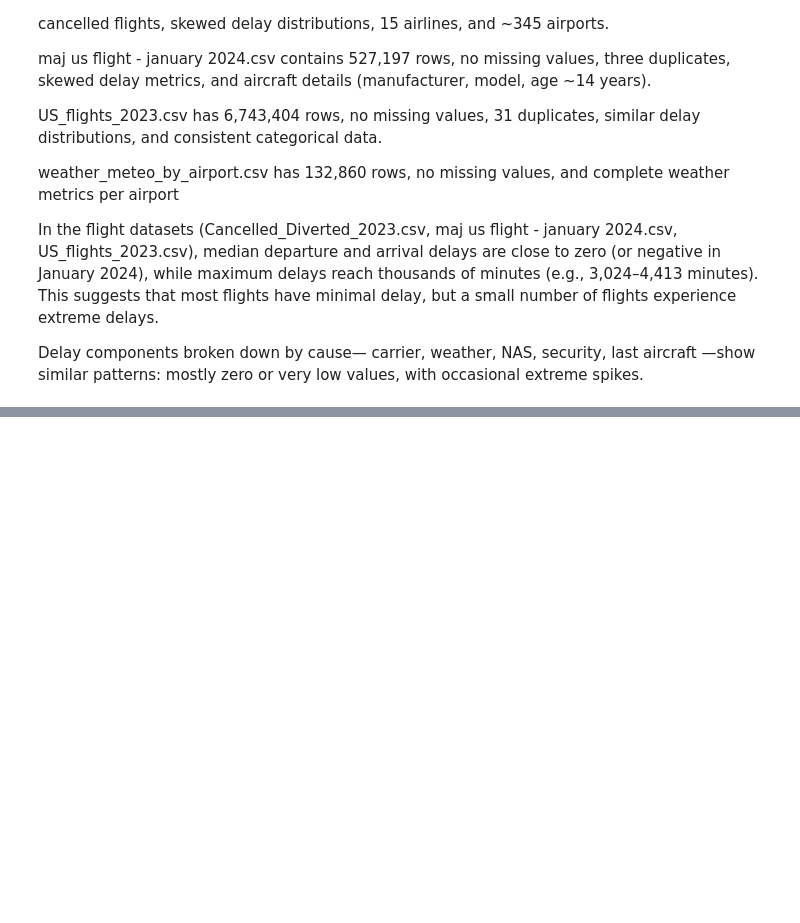
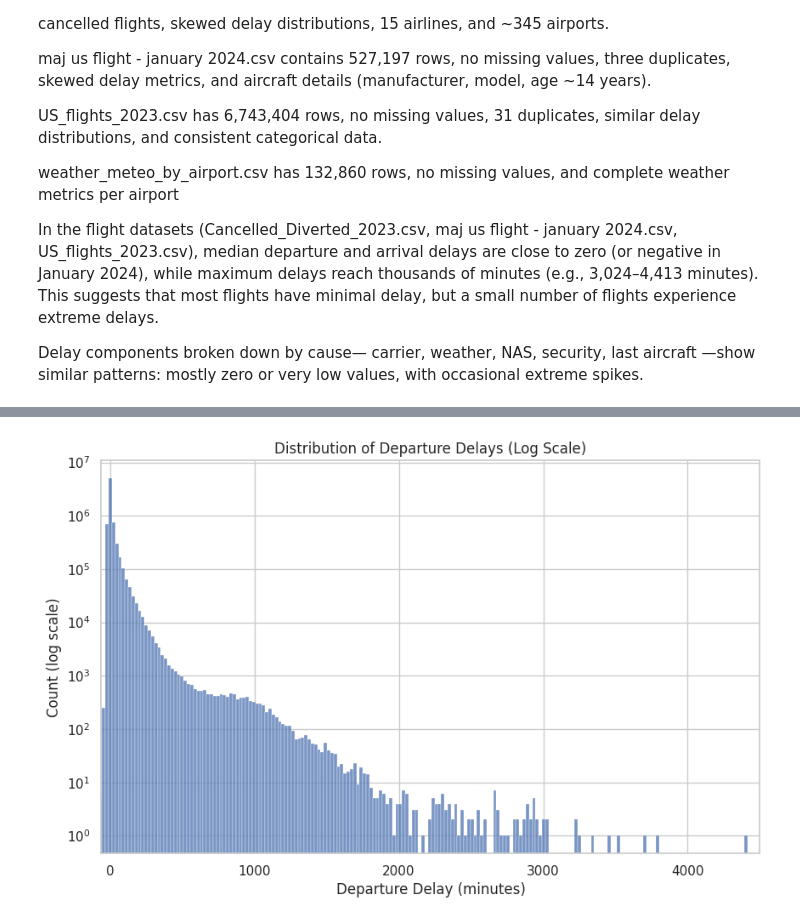
Before and after one commit to florianaewing/CSB430SWIWinter2026, a Jupyter notebook: Riipen/EDA.ipynb, the cells around one changed output, grey strips where cells are left out. Saved outputs shown, nothing was run; the diff lists cells and outputs as text; code cells hidden in the pictures; blank space fills up the shorter version.

```diff
--- a/Riipen/EDA.ipynb
+++ b/Riipen/EDA.ipynb
@@ -263,0 +268,11 @@ MemoryError: Unable to allocate 256. KiB for an array with shape (32768,) and da
+# %%
+plt.figure(figsize=(10,6))
+sns.histplot(flights['Dep_Delay'], bins=200, kde=False)
+plt.xlim(-60, 4500)  # focus on common delays
+plt.yscale('log')  # logarithmic y-axis
+plt.xlabel("Departure Delay (minutes)")
+plt.ylabel("Count (log scale)")
+plt.title("Distribution of Departure Delays (Log Scale)")
+plt.show()
+# %% [output]
+[figure, added]
```
Also changed, not shown: parts of 7 cells of this notebook.
